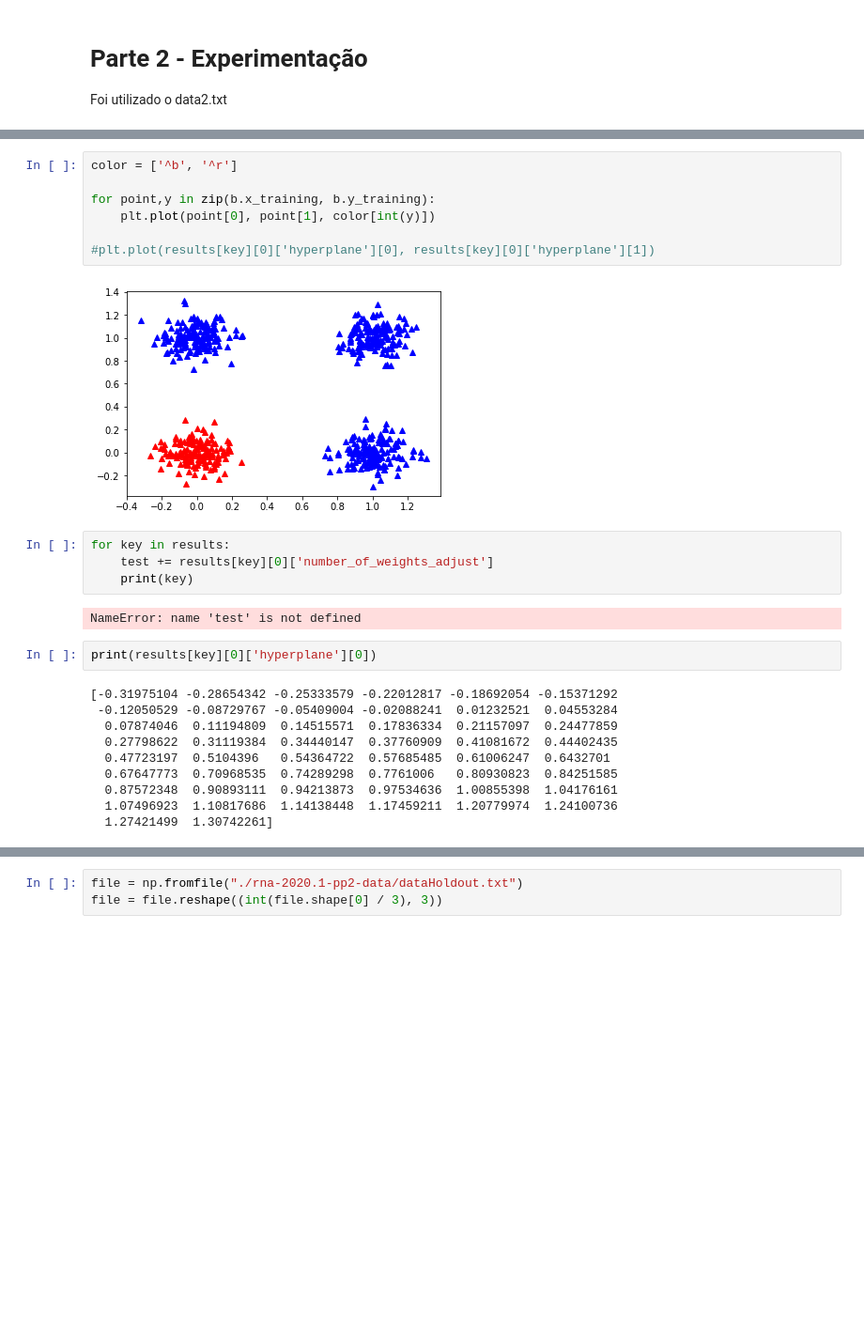
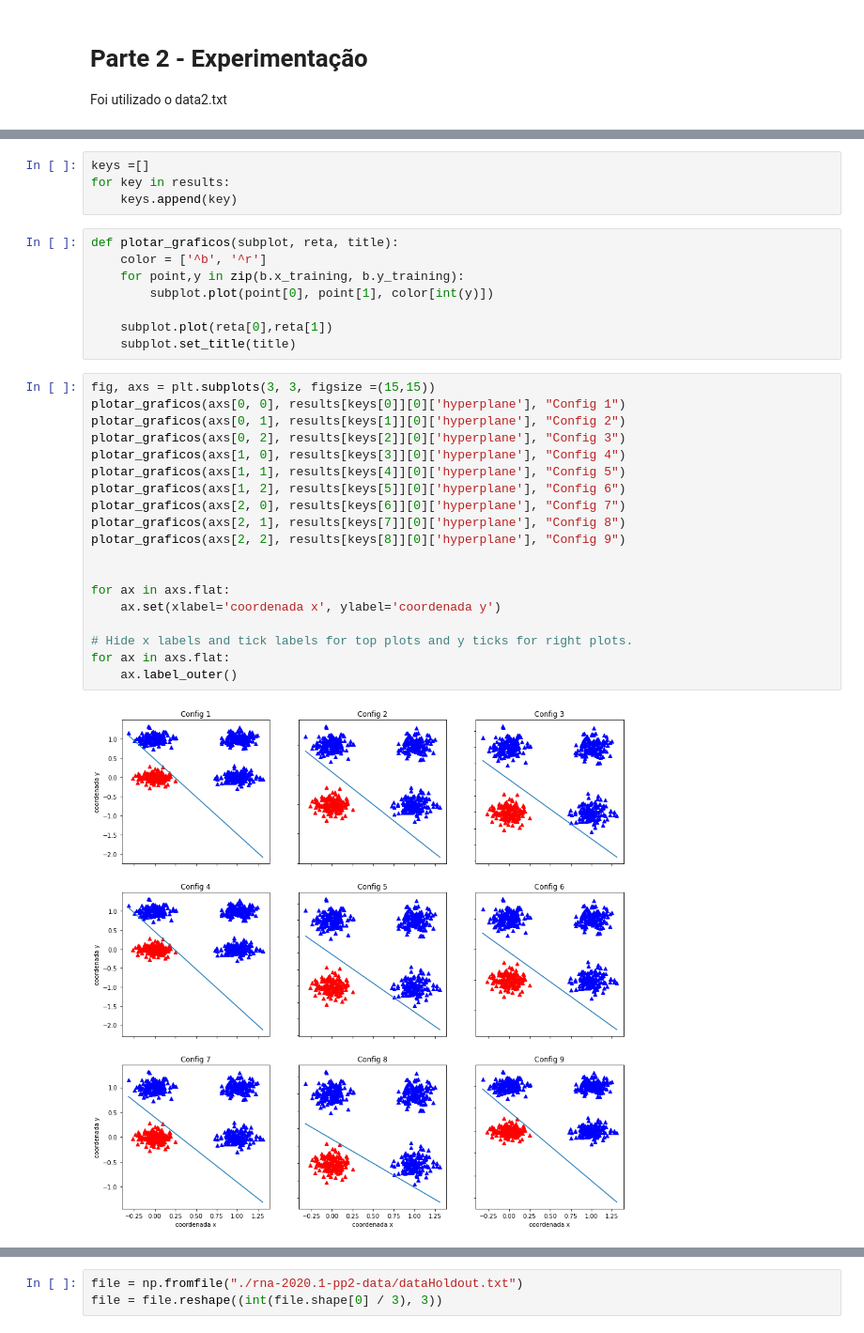
Before and after one commit to adhamlucas/supervised-learning-pp2, a Jupyter notebook: problema1.ipynb, the cells around one changed output, grey strips where cells are left out. Shown at 94% size. Cells and saved outputs as stored; diff of their text form; blank space fills up the shorter version.

```diff
--- a/problema1.ipynb
+++ b/problema1.ipynb
@@ -111,27 +119,33 @@ KeyboardInterrupt:
+# %%
+keys =[]
+for key in results:
+    keys.append(key)
 # %%
-color = ['^b', '^r']
+def plotar_graficos(subplot, reta, title):
+    color = ['^b', '^r']
+    for point,y in zip(b.x_training, b.y_training):
+        subplot.plot(point[0], point[1], color[int(y)])
 
-for point,y in zip(b.x_training, b.y_training):
-    plt.plot(point[0], point[1], color[int(y)])
-
-#plt.plot(results[key][0]['hyperplane'][0], results[key][0]['hyperplane'][1])
+    subplot.plot(reta[0],reta[1])
+    subplot.set_title(title)
-# %% [output]
-[figure, removed]
-# %%
-for key in results:
-    test += results[key][0]['number_of_weights_adjust']
-    print(key)
-# %% [output]
-NameError: name 'test' is not defined
-# %%
-print(results[key][0]['hyperplane'][0])
-# %% [output]
-[-0.31975104 -0.28654342 -0.25333579 -0.22012817 -0.18692054 -0.15371292
- -0.12050529 -0.08729767 -0.05409004 -0.02088241  0.01232521  0.04553284
-  0.07874046  0.11194809  0.14515571  0.17836334  0.21157097  0.24477859
-  0.27798622  0.31119384  0.34440147  0.37760909  0.41081672  0.44402435
-  0.47723197  0.5104396   0.54364722  0.57685485  0.61006247  0.6432701
-  0.67647773  0.70968535  0.74289298  0.7761006   0.80930823  0.84251585
-  0.87572348  0.90893111  0.94213873  0.97534636  1.00855398  1.04176161
-  1.07496923  1.10817686  1.14138448  1.17459211  1.20779974  1.24100736
-  1.27421499  1.30742261]
+# %%
+fig, axs = plt.subplots(3, 3, figsize =(15,15))
+plotar_graficos(axs[0, 0], results[keys[0]][0]['hyperplane'], "Config 1")
+plotar_graficos(axs[0, 1], results[keys[1]][0]['hyperplane'], "Config 2")
+plotar_graficos(axs[0, 2], results[keys[2]][0]['hyperplane'], "Config 3")
+plotar_graficos(axs[1, 0], results[keys[3]][0]['hyperplane'], "Config 4")
+plotar_graficos(axs[1, 1], results[keys[4]][0]['hyperplane'], "Config 5")
+plotar_graficos(axs[1, 2], results[keys[5]][0]['hyperplane'], "Config 6")
+plotar_graficos(axs[2, 0], results[keys[6]][0]['hyperplane'], "Config 7")
+plotar_graficos(axs[2, 1], results[keys[7]][0]['hyperplane'], "Config 8")
+plotar_graficos(axs[2, 2], results[keys[8]][0]['hyperplane'], "Config 9")
+
+
+for ax in axs.flat:
+    ax.set(xlabel='coordenada x', ylabel='coordenada y')
+
+# Hide x labels and tick labels for top plots and y ticks for right plots.
+for ax in axs.flat:
+    ax.label_outer()
+# %% [output]
+[figure, added]
```
Also changed, not shown: parts of 24 cells of this notebook.
